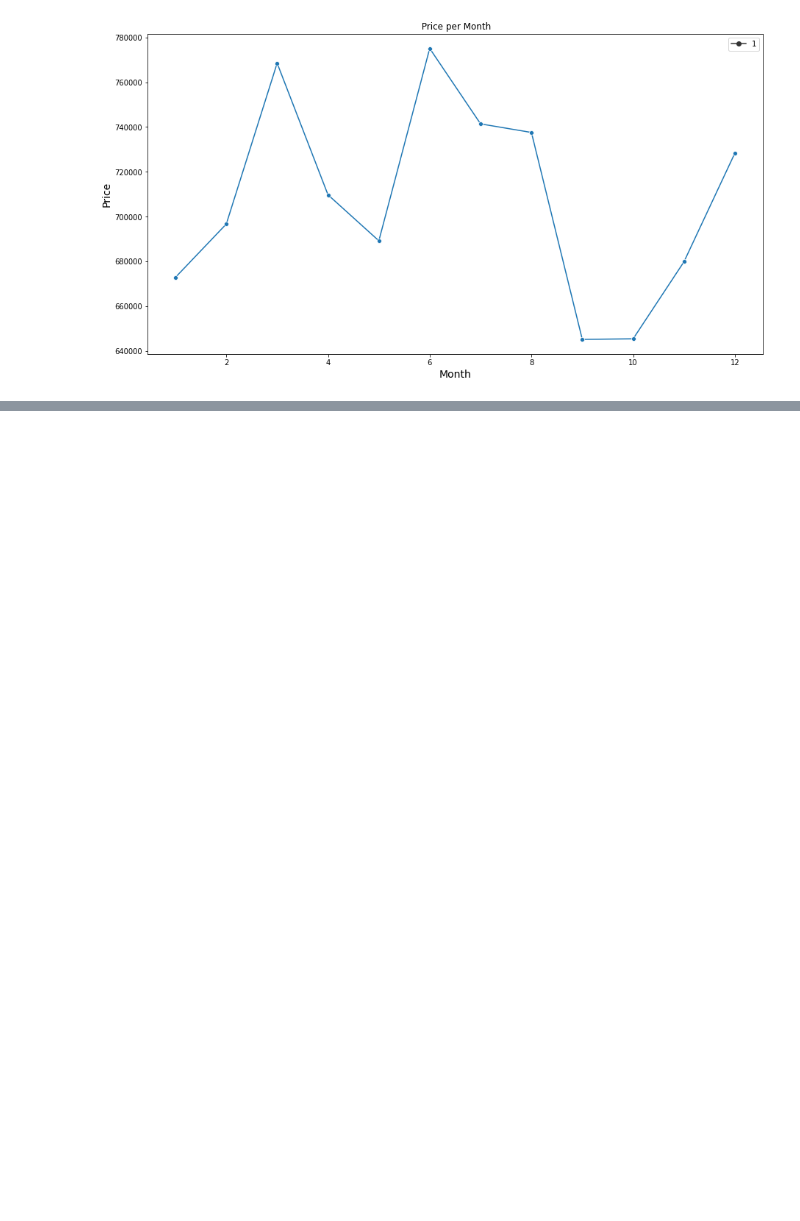
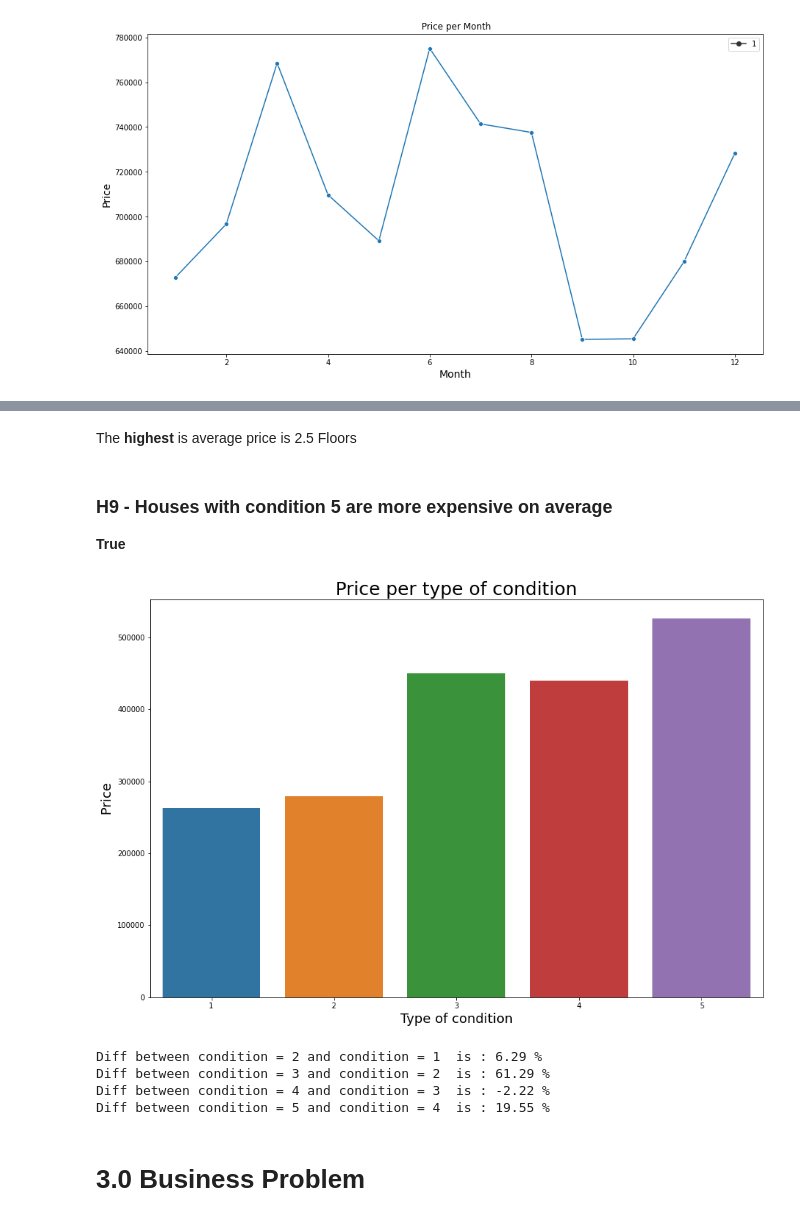
Before and after one commit to Alexandre-Magno/House_Rocket_Insights, a Jupyter notebook: Ciclo_01_house_rocket.ipynb, the cells around one changed output, grey strips where cells are left out. Saved outputs shown, nothing was run; the diff lists cells and outputs as text; code cells hidden in the pictures; blank space fills up the shorter version.

```diff
--- a/Ciclo_01_house_rocket.ipynb
+++ b/Ciclo_01_house_rocket.ipynb
@@ -285,0 +348,38 @@ plt.title(" Price per Month");
+# %% [markdown]
+The **highest** is average price is 2.5 Floors
+# %% [markdown]
+### H9 - Houses with condition 5 are more expensive on average
+**True**
+# %%
+aux9 = df2[['price','condition']].groupby( 'condition').median().reset_index()
+
+plt.figure( figsize = (15,10 ))
+sns.barplot( data = aux9,x = 'condition' , y='price' );
+plt.title( 'Price per type of condition', fontsize = 25 );
+plt.xlabel( ' Type of condition ', fontsize = 18 )
+plt.ylabel( ' Price ' , fontsize = 18 );
+# %% [output]
+[figure, added]
+# %%
+diff = float( aux9[aux9['condition'] == 2]['price'] )  / float( aux9[aux9['condition'] == 1]['price'] )
+
+print("Diff between condition = 2 and condition = 1  is : {} % ".format( round( (diff - 1)*100 , 2  ) ) )
+
+diff_higher = float( aux9[aux9['condition'] == 3]['price'] )  / float( aux9[aux9['condition'] == 2 ]['price'] )
+
+print("Diff between condition = 3 and condition = 2  is : {} % ".format( round( (diff_higher - 1)*100 , 2  ) ) )
+
+diff = float( aux9[aux9['condition'] == 4]['price'] )  / float( aux9[aux9['condition'] == 3 ]['price'] )
+
+print("Diff between condition = 4 and condition = 3  is : {} % ".format( round( (diff - 1)*100 , 2  ) ) )
+
+diff = float( aux9[aux9['condition'] == 5]['price'] )  / float( aux9[aux9['condition'] == 4 ]['price'] )
+
+print("Diff between condition = 5 and condition = 4  is : {} % ".format( round( (diff - 1)*100 , 2  ) ) )
+# %% [output]
+Diff between condition = 2 and condition = 1  is : 6.29 %
+Diff between condition = 3 and condition = 2  is : 61.29 %
+Diff between condition = 4 and condition = 3  is : -2.22 %
+Diff between condition = 5 and condition = 4  is : 19.55 %
+# %% [markdown]
+# 3.0 Business Problem
```
Also changed, not shown: parts of 31 cells of this notebook, 19 other files.
